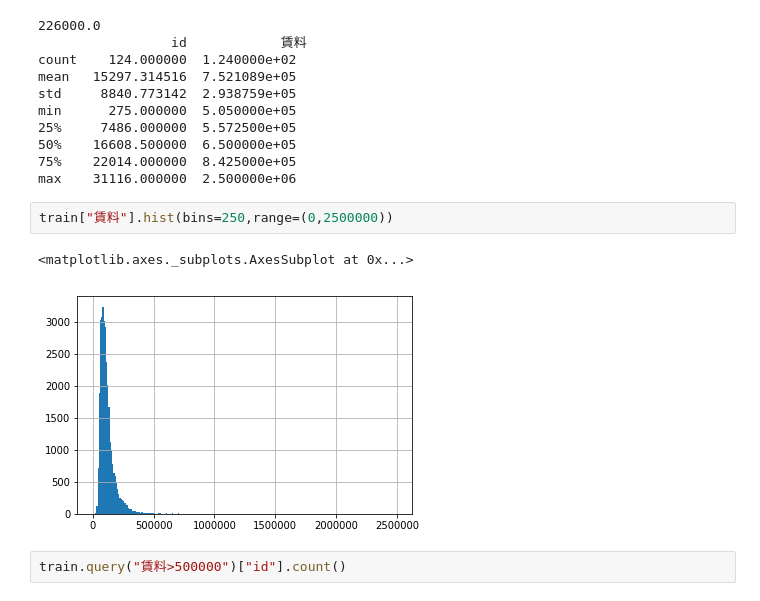
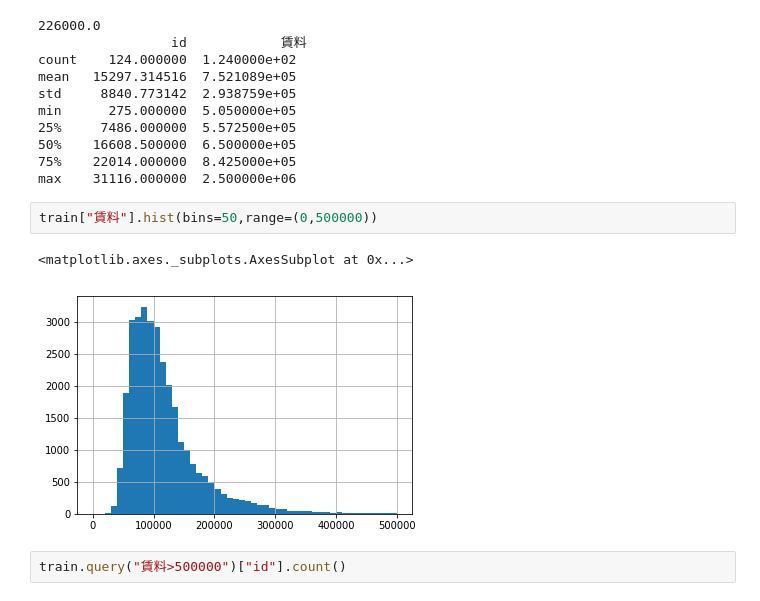
Before and after one commit to MosasoM/mynavi, a Jupyter notebook: mynavi_datavis.ipynb, the cells around one changed output. Saved outputs shown, nothing was run; the diff lists cells and outputs as text.

```diff
--- a/mynavi_datavis.ipynb
+++ b/mynavi_datavis.ipynb
@@ -477,10 +477,10 @@ min      275.000000  5.050000e+05
 75%    22014.000000  8.425000e+05
 max    31116.000000  2.500000e+06
 # %%
-train["賃料"].hist(bins=250,range=(0,2500000))
+train["賃料"].hist(bins=50,range=(0,500000))
 # %% [output]
 <matplotlib.axes._subplots.AxesSubplot at 0x...>
-[figure, old version]
+[figure, new version]
 # %%
 train.query("賃料>500000")["id"].count()
 # %% [output]
```
Also changed, not shown: parts of 9 cells of this notebook, 38 other files.
